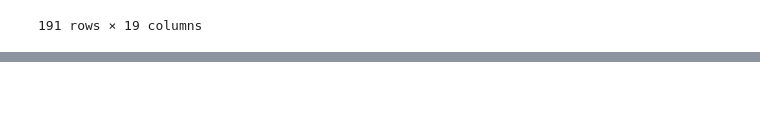
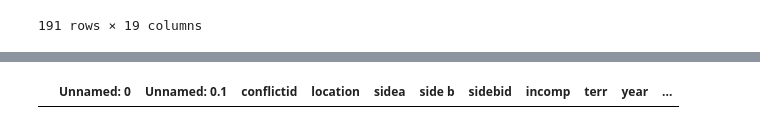
Before and after one commit to julied20/ada-2017, a Jupyter notebook: Project/visualisation/datasets/get_number_conflict.ipynb, the cells around one changed output, grey strips where cells are left out. Drawn from its saved outputs; the diff is of its cells as text; code cells hidden in the pictures; blank space fills up the shorter version.

Commit message:
Add visualisation per colonizer

```diff
--- a/Project/visualisation/datasets/get_number_conflict.ipynb
+++ b/Project/visualisation/datasets/get_number_conflict.ipynb
@@ -28,3 +28,13 @@ conflict_df
 | 189 | 2243 | 2243 | 13588 | Russia | Russia (Soviet Union) | IS | 234 | 1 | Islamic State | 2015 | ... |
 | 190 | 2244 | 2244 | 13588 | Russia | Russia (Soviet Union) | IS | 234 | 1 | Islamic State | 2016 | ... |
 191 rows × 19 columns
+# %%
+france_df = conflict_df.loc[conflict_df['colonizer'] == 'France']
+uk_df = conflict_df.loc[conflict_df['colonizer'] == 'United Kingdom']
+denmark_df = conflict_df.loc[conflict_df['colonizer'] == 'Denmark']
+italy_df = conflict_df.loc[conflict_df['colonizer'] == 'Italy']
+spain_df = conflict_df.loc[conflict_df['colonizer'] == 'Spain']
+netherland_df = conflict_df.loc[conflict_df['colonizer'] == 'Netherland']
+portugal_df = conflict_df.loc[conflict_df['colonizer'] == 'Portugal']
+russia_df = conflict_df.loc[conflict_df['colonizer'] == 'Russia']
+belgium_df = conflict_df.loc[conflict_df['colonizer'] == 'Belgium']
@@ -38,0 +102,4 @@ years_df.to_csv('timeline_colonies.csv')
+# %%
+italy_df
+# %% [output]
+|  | Unnamed: 0 | Unnamed: 0.1 | conflictid | location | sidea | side b | sidebid | incomp | terr | year | ... |
```
Also changed, not shown: parts of 6 cells of this notebook, 21 other files.
